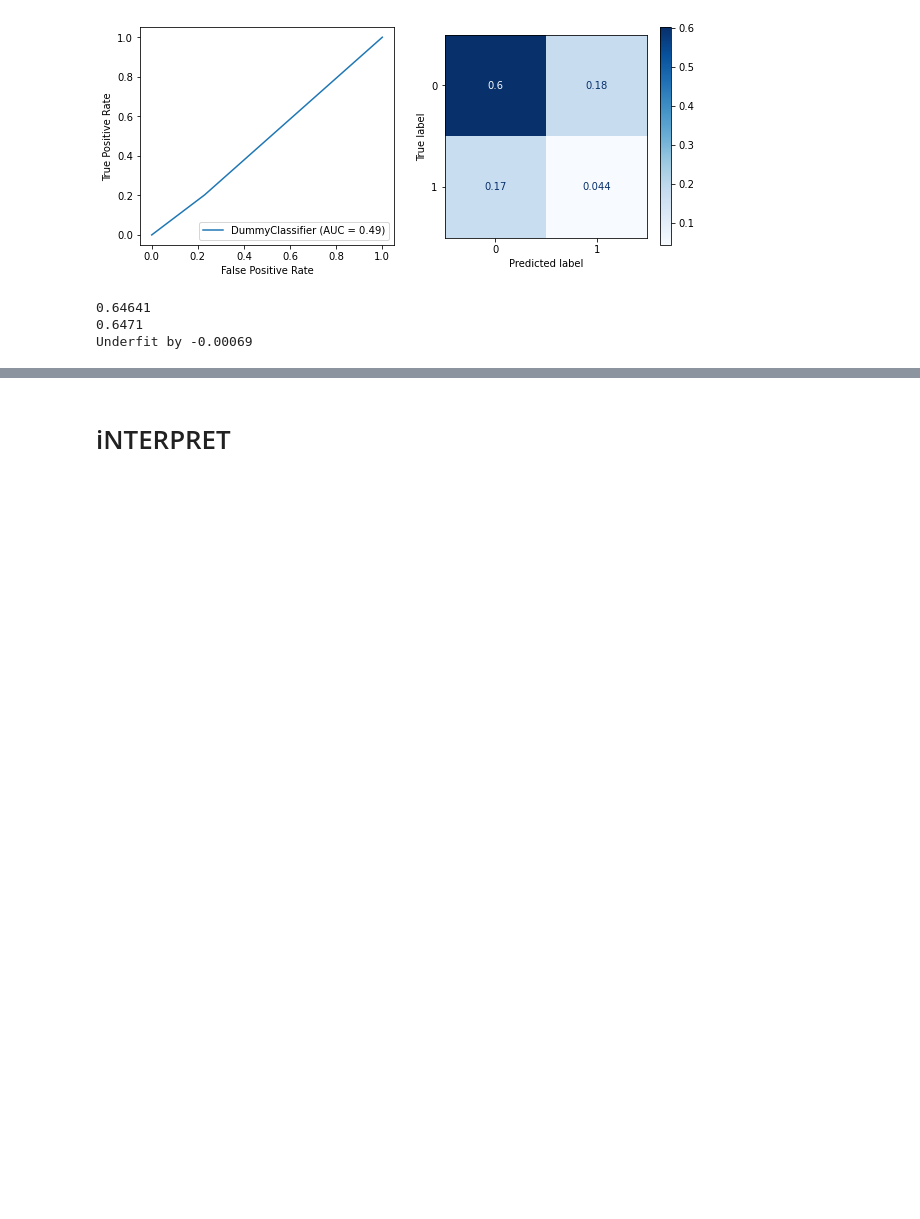
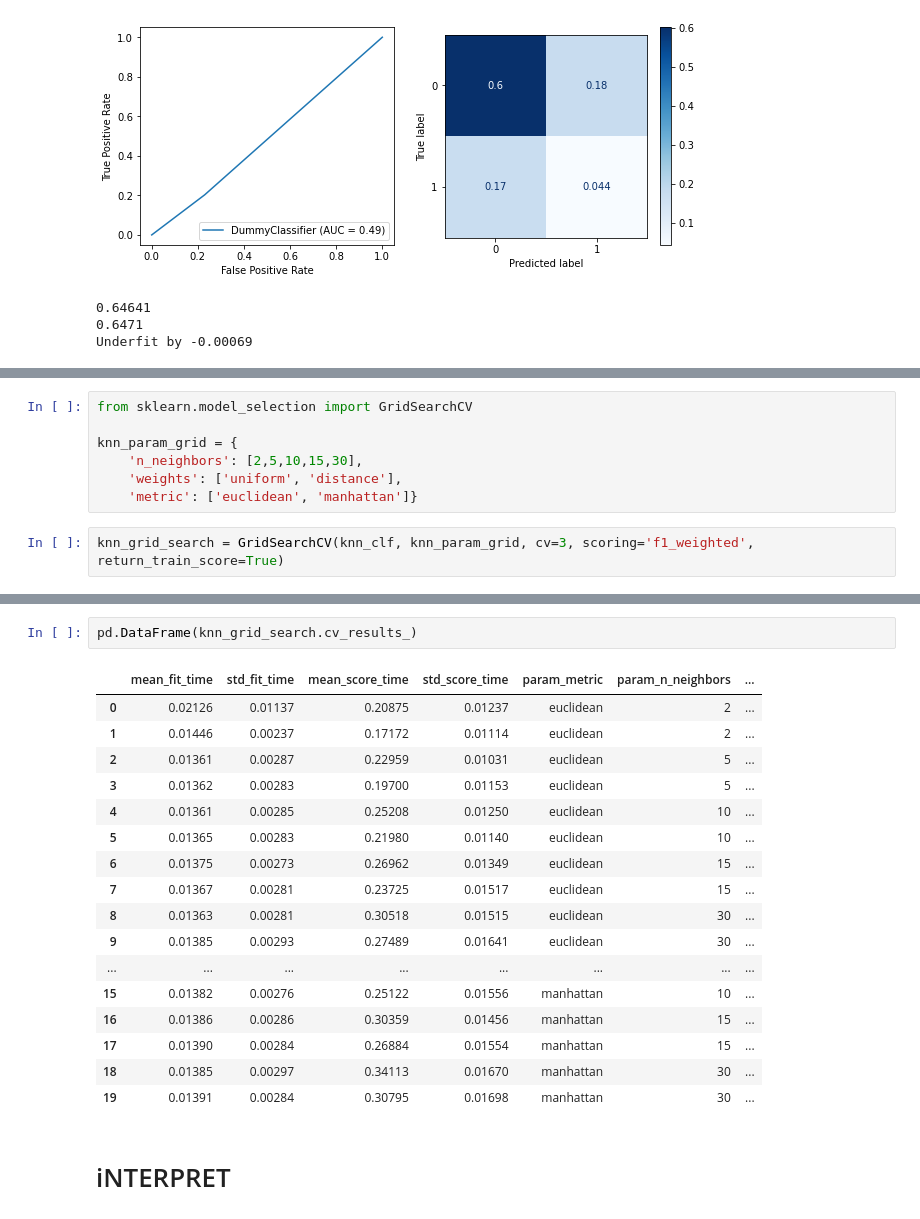
Before and after one commit to kuninethan95/OSEMN, a Jupyter notebook: index_OSEMN.ipynb, the cells around one changed output, grey strips where cells are left out. Drawn from its saved outputs; the diff is of its cells as text; blank space fills up the shorter version.

```diff
--- a/index_OSEMN.ipynb
+++ b/index_OSEMN.ipynb
@@ -1181,0 +1215,9 @@ Underfit by -0.00069
+# %%
+from sklearn.model_selection import GridSearchCV
+
+knn_param_grid = {
+    'n_neighbors': [2,5,10,15,30],
+    'weights': ['uniform', 'distance'],
+    'metric': ['euclidean', 'manhattan']}
+# %%
+knn_grid_search = GridSearchCV(knn_clf, knn_param_grid, cv=3, scoring='f1_weighted', return_train_score=True)
@@ -1182,3 +1232,23 @@ Underfit by -0.00069
+# %%
+pd.DataFrame(knn_grid_search.cv_results_)
+# %% [output]
+|  | mean_fit_time | std_fit_time | mean_score_time | std_score_time | param_metric | param_n_neighbors | ... |
+| 0 | 0.02126 | 0.01137 | 0.20875 | 0.01237 | euclidean | 2 | ... |
+| 1 | 0.01446 | 0.00237 | 0.17172 | 0.01114 | euclidean | 2 | ... |
+| 2 | 0.01361 | 0.00287 | 0.22959 | 0.01031 | euclidean | 5 | ... |
+| 3 | 0.01362 | 0.00283 | 0.19700 | 0.01153 | euclidean | 5 | ... |
+| 4 | 0.01361 | 0.00285 | 0.25208 | 0.01250 | euclidean | 10 | ... |
+| 5 | 0.01365 | 0.00283 | 0.21980 | 0.01140 | euclidean | 10 | ... |
+| 6 | 0.01375 | 0.00273 | 0.26962 | 0.01349 | euclidean | 15 | ... |
+| 7 | 0.01367 | 0.00281 | 0.23725 | 0.01517 | euclidean | 15 | ... |
+| 8 | 0.01363 | 0.00281 | 0.30518 | 0.01515 | euclidean | 30 | ... |
+| 9 | 0.01385 | 0.00293 | 0.27489 | 0.01641 | euclidean | 30 | ... |
+| ... | ... | ... | ... | ... | ... | ... | ... |
+| 15 | 0.01382 | 0.00276 | 0.25122 | 0.01556 | manhattan | 10 | ... |
+| 16 | 0.01386 | 0.00286 | 0.30359 | 0.01456 | manhattan | 15 | ... |
+| 17 | 0.01390 | 0.00284 | 0.26884 | 0.01554 | manhattan | 15 | ... |
+| 18 | 0.01385 | 0.00297 | 0.34113 | 0.01670 | manhattan | 30 | ... |
+| 19 | 0.01391 | 0.00284 | 0.30795 | 0.01698 | manhattan | 30 | ... |
 # %% [markdown]
 # iNTERPRET
 # %% [markdown]
```
Also changed, not shown: parts of 19 cells of this notebook.
